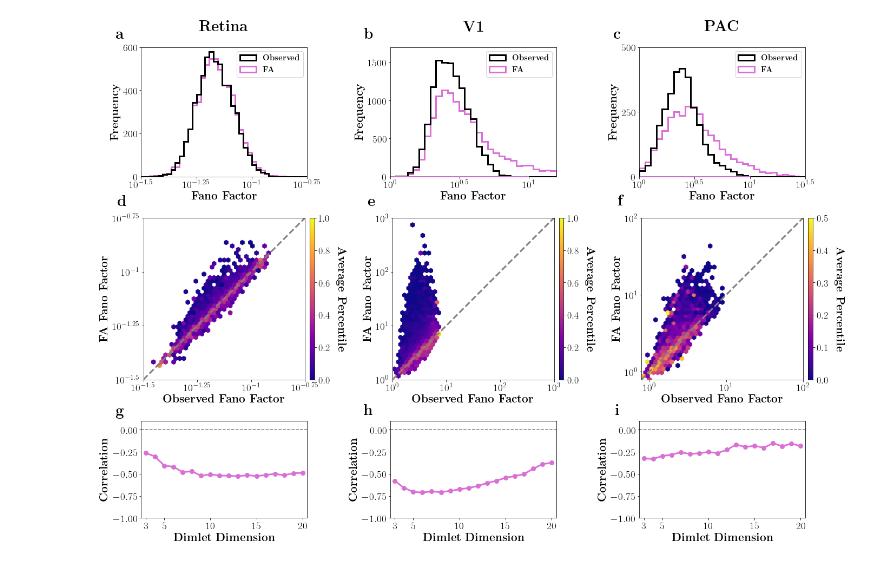
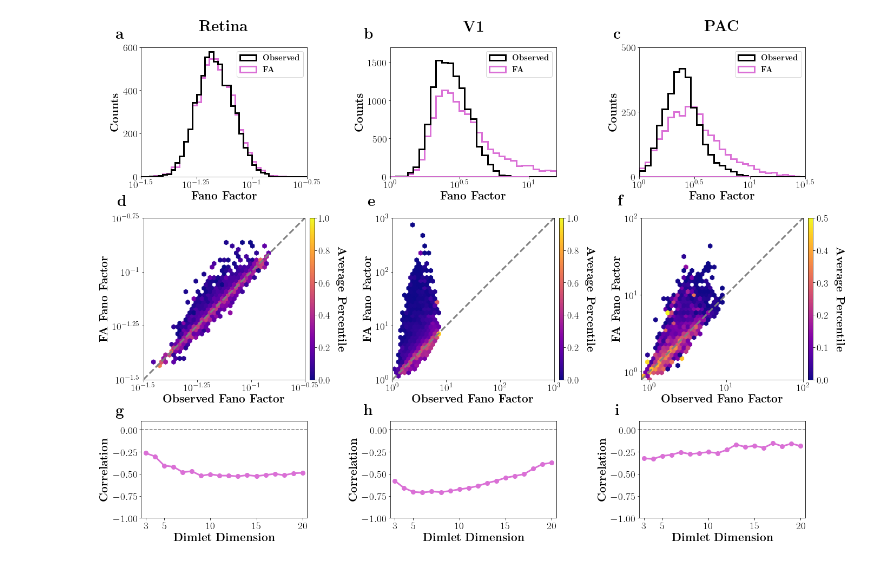
Before and after one commit to BouchardLab/noise_correlations, a Jupyter notebook: figures/figure5.ipynb, the cells around one changed output. Cells and saved outputs as stored; diff of their text form; code cells hidden in the pictures.

```diff
--- a/figures/figure5.ipynb
+++ b/figures/figure5.ipynb
@@ -18,7 +18,7 @@ mplego.style.use_latex_style()
 ccycle = mplego.colors.get_default_ccycle()
 # %%
 exp = 10
-base_path = f"/storage/fits/neurocorr/exp{exp}"
+base_path = f"/storage/noise_correlations/exp{exp}"
 # %%
 ret2_path = os.path.join(base_path, f'exp{exp}_ret2_20_1000_1000.h5')
 pvc11_1_path = os.path.join(base_path, f'exp{exp}_1_pvc11_20_1000_1000.h5')
@@ -125,7 +125,7 @@ for idx, (result, norm, extent) in enumerate(zip(results, norms, extents)):
         loc='best',
         prop={'size': 15})
     axes[0, idx].set_xlabel(r'\textbf{Fano Factor}', fontsize=axis_label_size)
-    axes[0, idx].set_ylabel(r'\textbf{Frequency}', fontsize=axis_label_size)
+    axes[0, idx].set_ylabel(r'\textbf{Counts}', fontsize=axis_label_size)
 
     # Hexbin comparing FFs to FA null model
     percentiles = result['p_fa_lfi'][dim_idx]
@@ -206,31 +206,31 @@ axes[1, 1].set_yticklabels(axes[1, 1].get_xticklabels())
 axes[1, 2].set_xticks([0, 1, 2])
 axes[1, 2].set_xticklabels([r'$10^0$', r'$10^1$', r'$10^2$'])
 axes[1, 2].set_yticks(axes[1, 2].get_xticks())
 axes[1, 2].set_yticklabels(axes[1, 2].get_xticklabels())
 
 # Bottom row settings
 for ax in axes[-1]:
     ax.set_xlim([2.5, max(dims) + 0.5])
     ax.set_ylim([-1, 0.1])
     ax.set_xticks([3, 5, 10, 15, 20])
     ax.set_yticks([-1, -0.75, -0.5, -0.25, 0])
     ax.set_xlabel(r'\textbf{Dimlet Dimension}', fontsize=axis_label_size)
     ax.set_ylabel(r'\textbf{Correlation}', fontsize=axis_label_size)
 
 # Apply titles
 axes[0, 0].set_title(r'\textbf{Retina}', fontsize=title_size, pad=title_pad)
 axes[0, 1].set_title(r'\textbf{V1}', fontsize=title_size, pad=title_pad)
 axes[0, 2].set_title(r'\textbf{PAC}', fontsize=title_size, pad=title_pad)
 
 # Apply subplot labels
 mplego.labels.apply_subplot_labels(
     axes.ravel(),
     bold=True,
     x=subplot_x,
     y=subplot_y,
     size=subplot_label_size)
 
 plt.savefig('figure5.pdf', bbox_inches='tight')
 plt.show()
 # %% [output]
-[figure, old version]
+[figure, new version]
```
Also changed, not shown: 5 other files.
